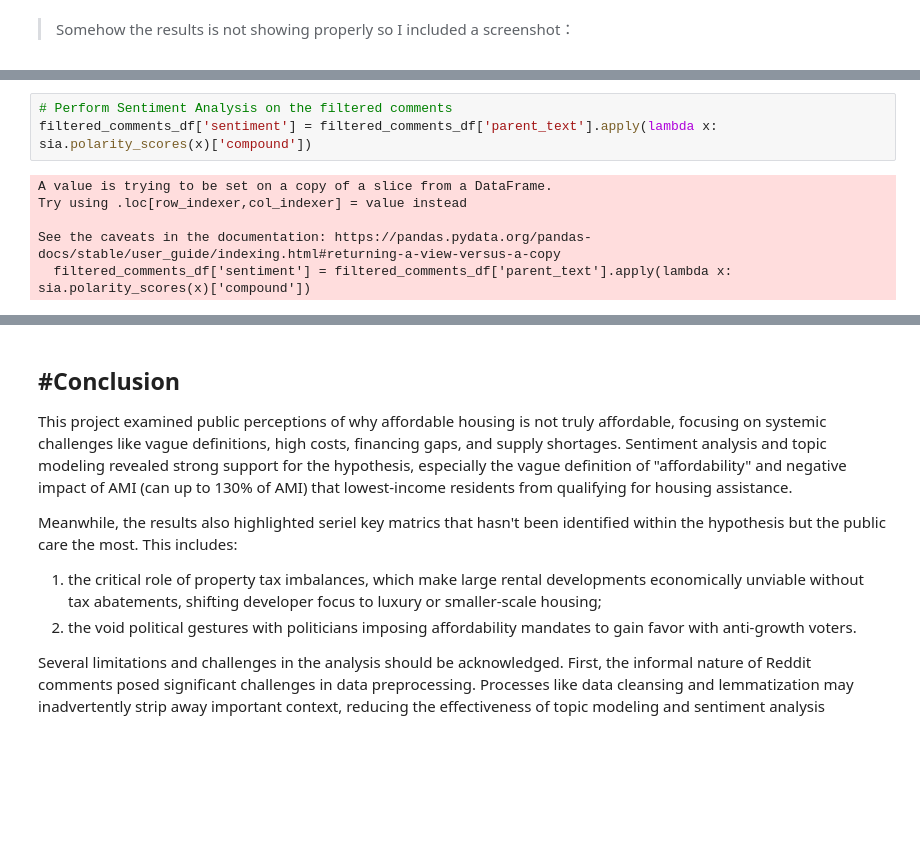
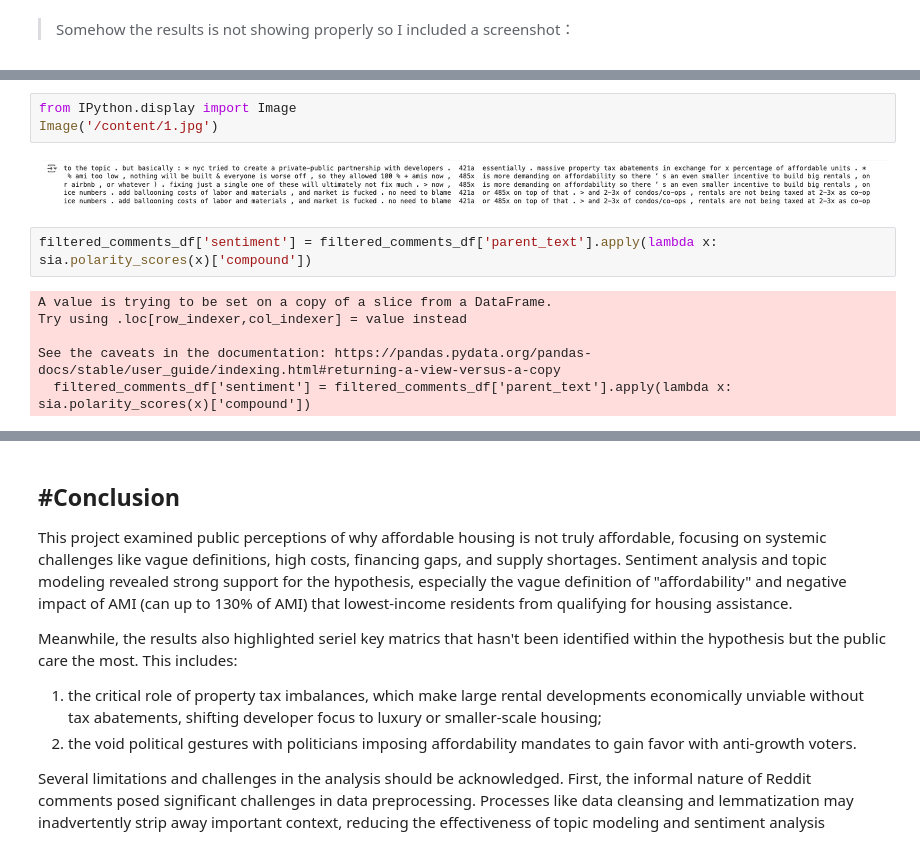
Before and after one commit to fantofan/Fanto-s-Final-Project, a Jupyter notebook: Final_Project_Code.ipynb, the cells around one changed output, grey strips where cells are left out. Drawn from its saved outputs; the diff is of its cells as text; blank space fills up the shorter version.

```diff
--- a/Final_Project_Code.ipynb
+++ b/Final_Project_Code.ipynb
@@ -806,5 +778,9 @@ ice numbers . add ballooning costs of labor and materials , and market is fucked
+# %%
+from IPython.display import Image
+Image('/content/1.jpg')
+# %% [output]
+[figure, added]
 # %%
-# Perform Sentiment Analysis on the filtered comments
 filtered_comments_df['sentiment'] = filtered_comments_df['parent_text'].apply(lambda x: sia.polarity_scores(x)['compound'])
 # %% [output]
 A value is trying to be set on a copy of a slice from a DataFrame.
```
Also changed, not shown: parts of 28 cells of this notebook.
